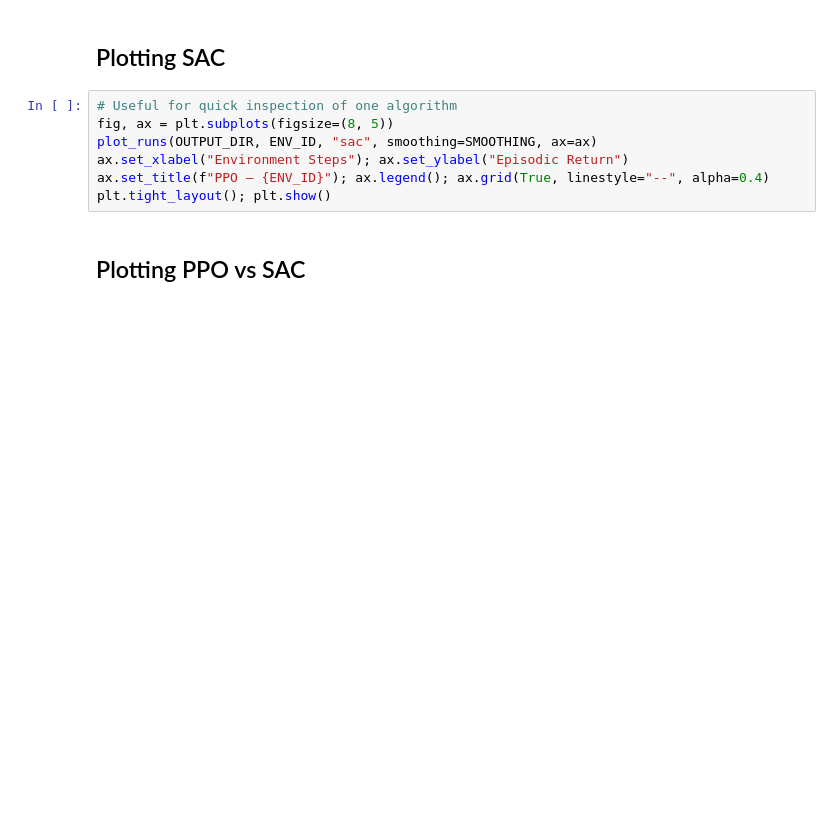
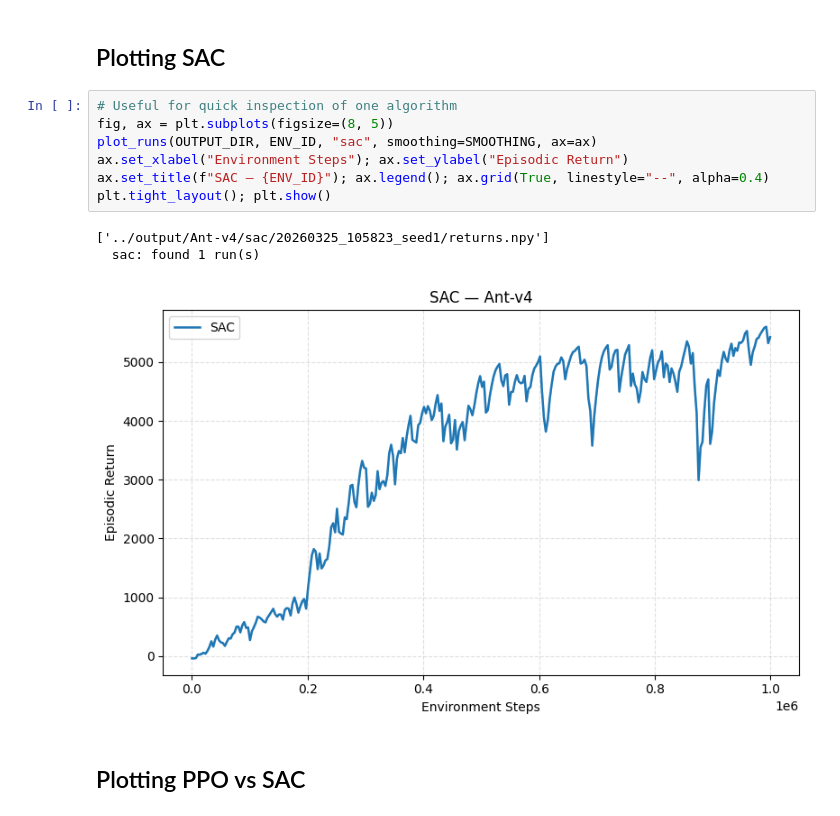
Before and after one commit to NingShuZhu/RRL_cw2, a Jupyter notebook: notebooks/plot_results.ipynb, the cells around one changed output. Cells and saved outputs as stored; diff of their text form; blank space fills up the shorter version.

```diff
--- a/notebooks/plot_results.ipynb
+++ b/notebooks/plot_results.ipynb
@@ -142,10 +142,14 @@ plt.tight_layout(); plt.show()
 # %%
 # Useful for quick inspection of one algorithm
 fig, ax = plt.subplots(figsize=(8, 5))
 plot_runs(OUTPUT_DIR, ENV_ID, "sac", smoothing=SMOOTHING, ax=ax)
 ax.set_xlabel("Environment Steps"); ax.set_ylabel("Episodic Return")
-ax.set_title(f"PPO — {ENV_ID}"); ax.legend(); ax.grid(True, linestyle="--", alpha=0.4)
+ax.set_title(f"SAC — {ENV_ID}"); ax.legend(); ax.grid(True, linestyle="--", alpha=0.4)
 plt.tight_layout(); plt.show()
+# %% [output]
+['../output/Ant-v4/sac/20260325_105823_seed1/returns.npy']
+  sac: found 1 run(s)
+[figure, added]
 # %% [markdown]
 ## Plotting PPO vs SAC
 # %%
```
Also changed, not shown: parts of 1 cell of this notebook, 5 other files.
